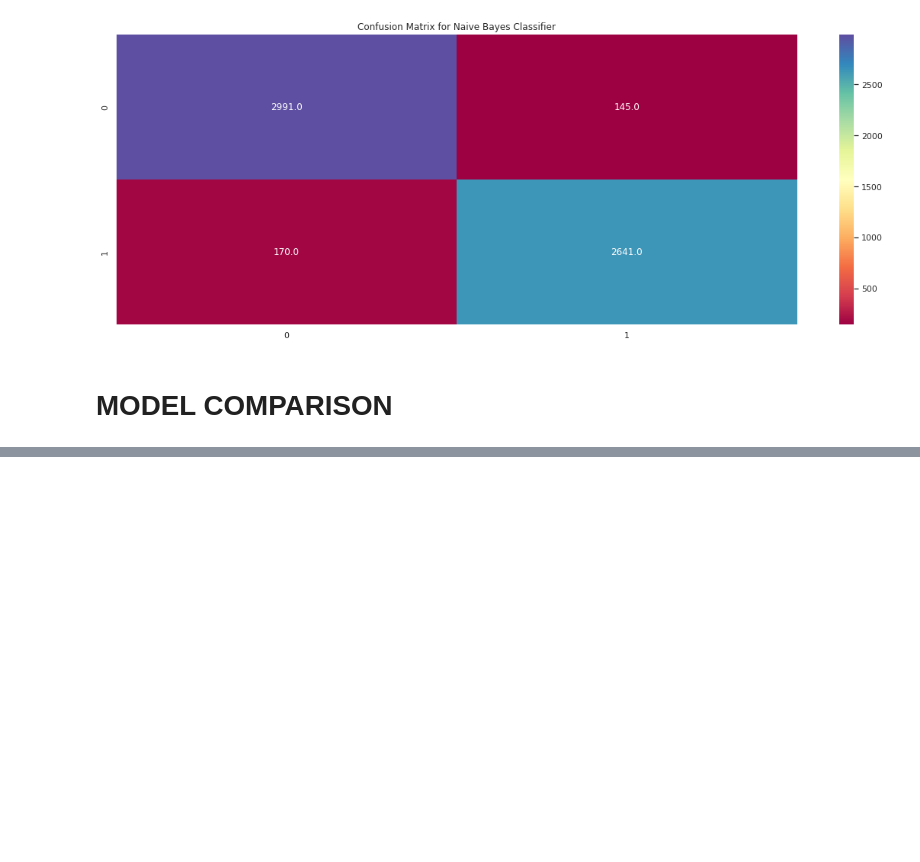
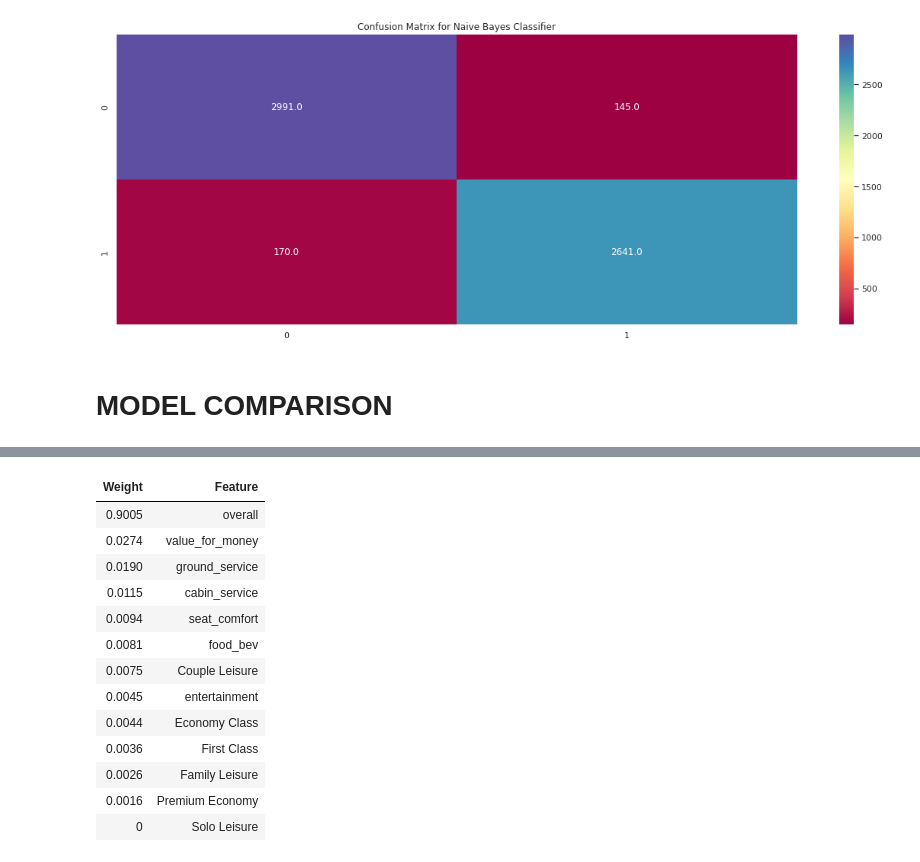
Before and after one commit to sameersat96/Airline-passenger-referral-predicton, a Jupyter notebook: Airline_passenger_referral_predicton.ipynb, the cells around one changed output, grey strips where cells are left out. Saved outputs shown, nothing was run; the diff lists cells and outputs as text; code cells hidden in the pictures; blank space fills up the shorter version.

```diff
--- a/Airline_passenger_referral_predicton.ipynb
+++ b/Airline_passenger_referral_predicton.ipynb
@@ -1136,0 +1273,18 @@ metrics_df
+# %%
+# Weights for XGBoost
+eli.explain_weights(xgb_model)
+# %% [output]
+| Weight | Feature |
+| 0.9005 | overall |
+| 0.0274 | value_for_money |
+| 0.0190 | ground_service |
+| 0.0115 | cabin_service |
+| 0.0094 | seat_comfort |
+| 0.0081 | food_bev |
+| 0.0075 | Couple Leisure |
+| 0.0045 | entertainment |
+| 0.0044 | Economy Class |
+| 0.0036 | First Class |
+| 0.0026 | Family Leisure |
+| 0.0016 | Premium Economy |
+| 0 | Solo Leisure |
```
Also changed, not shown: parts of 25 cells of this notebook.
